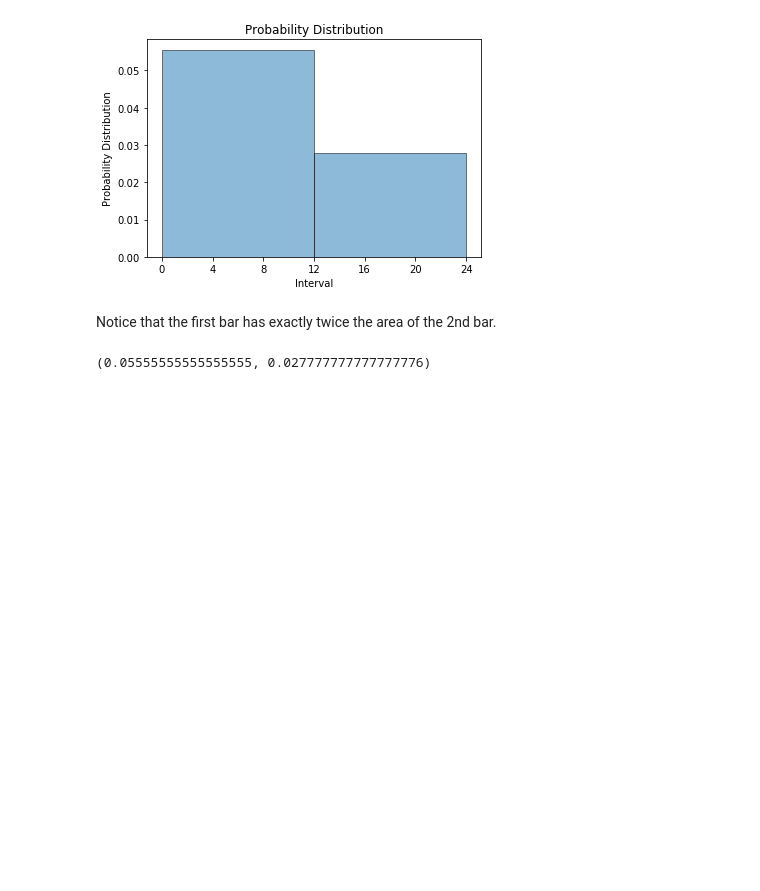
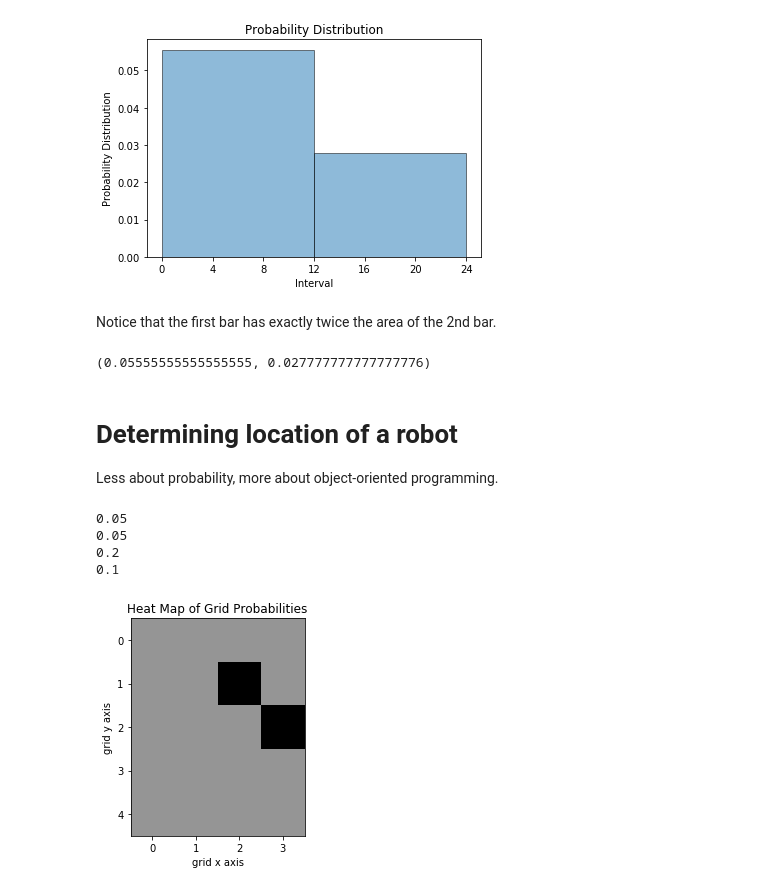
Before and after one commit to vincefav/bayes, a Jupyter notebook: Probability.ipynb, the cells around one changed output. Cells and saved outputs as stored; diff of their text form; code cells hidden in the pictures; blank space fills up the shorter version.

Commit message:
feat: Add self-driving car class

```diff
--- a/Probability.ipynb
+++ b/Probability.ipynb
@@ -294,3 +294,7 @@ Notice that the first  bar has exactly twice the area of the 2nd bar.
 1/18, 1/36
 # %% [output]
 (0.05555555555555555, 0.027777777777777776)
+# %% [markdown]
+# Determining location of a robot
+
+Less about probability, more about object-oriented programming.
@@ -296,0 +399,27 @@ Notice that the first  bar has exactly twice the area of the 2nd bar.
+# %%
+car = SelfDrivingCar(5,4)
+
+car.initialize_grid()
+
+# should output 0.05
+print(car.output_probability([2,3]))
+
+# should output 0.05
+print(car.output_probability([1,2]))
+
+car.update_probability([[2,3,.2], [1,2,.1]])
+
+# # should output 0.2
+print(car.output_probability([2,3]))
+
+# # should output 0.1
+print(car.output_probability([1,2]))
+
+# # should output a heat map
+car.visualize_probability()
+# %% [output]
+0.05
+0.05
+0.2
+0.1
+[figure, added]
```
Also changed, not shown: parts of 1 cell of this notebook.
